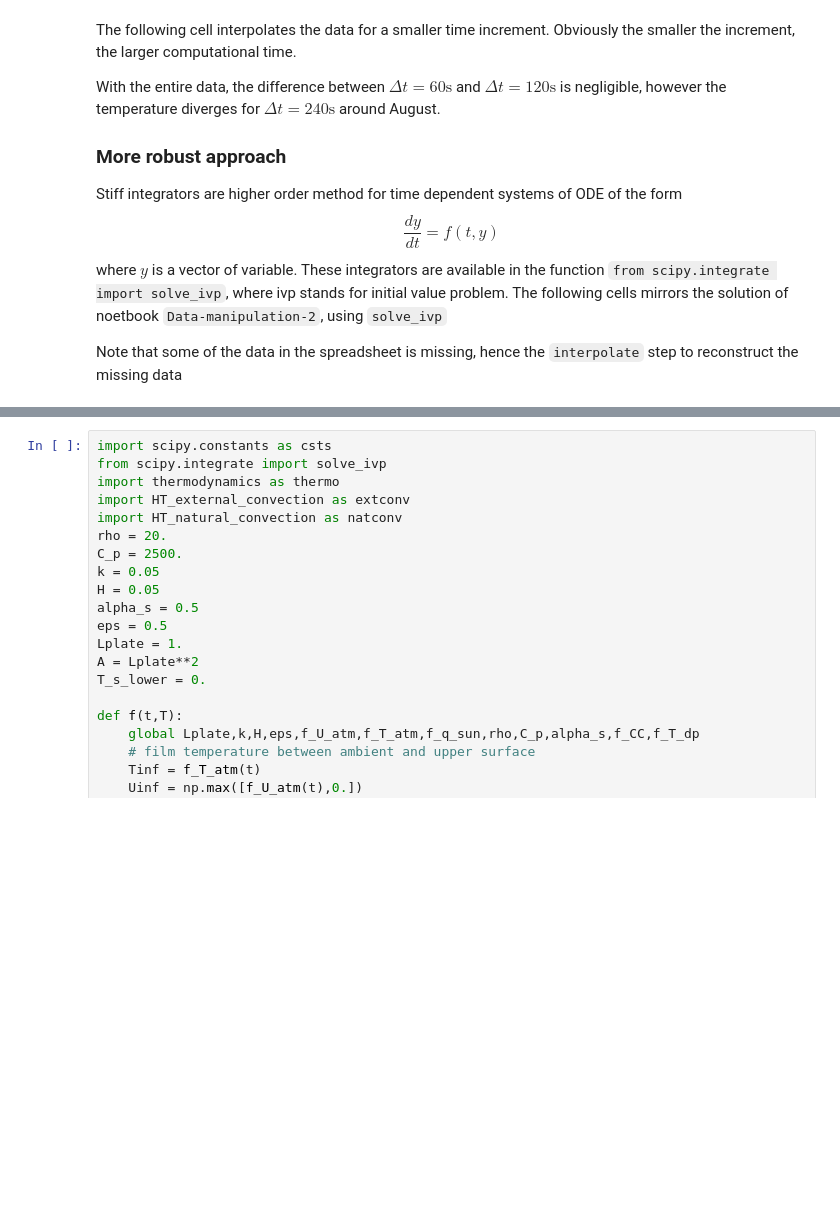
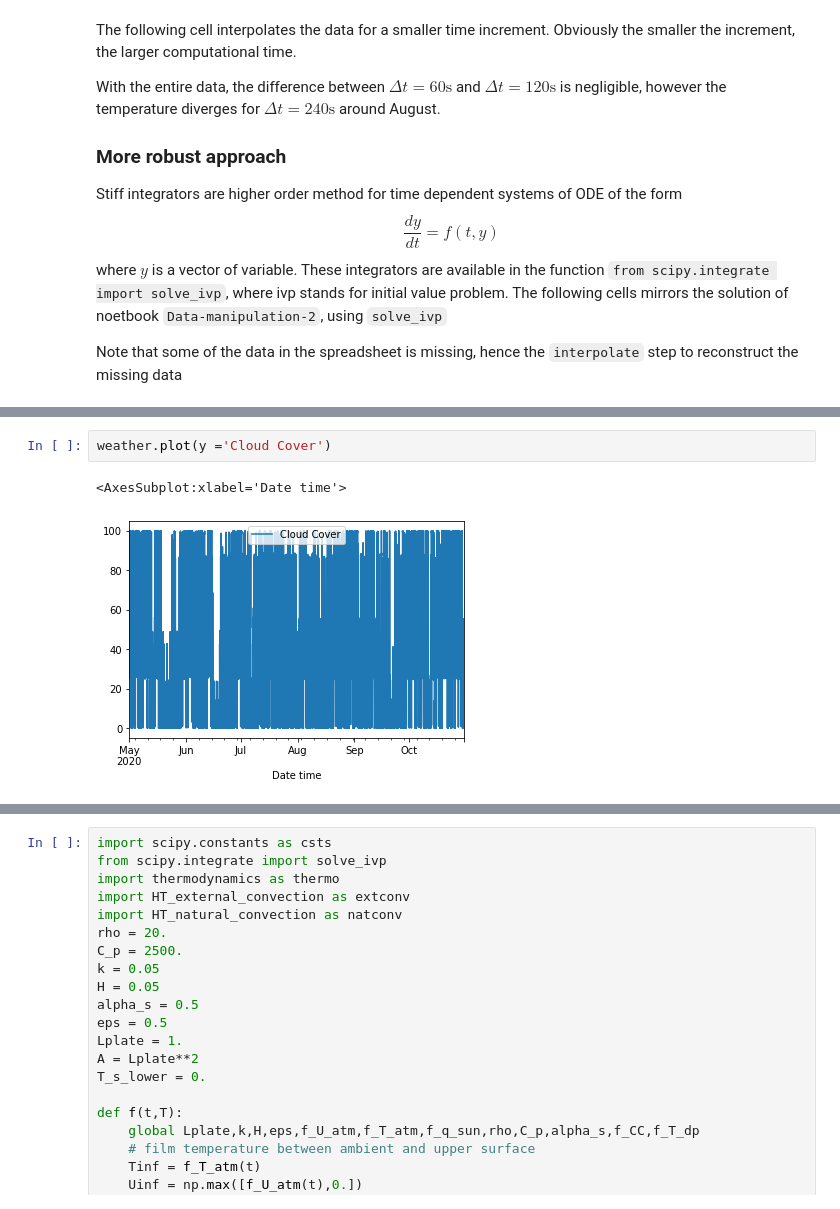
Before and after one commit to yvesdubief/UVM-ME144-Heat-Transfer, a Jupyter notebook: Snow-Cooling/Data-manipulation-2.ipynb, the cells around one changed output, grey strips where cells are left out. Cells and saved outputs as stored; diff of their text form; blank space fills up the shorter version.

Commit message:
Update of weather data (.xlsx and .ipynb) + slab solution

```diff
--- a/Snow-Cooling/Data-manipulation-2.ipynb
+++ b/Snow-Cooling/Data-manipulation-2.ipynb
@@ -121,0 +142,5 @@ $$
+# %%
+weather.plot(y ='Cloud Cover')
+# %% [output]
+<AxesSubplot:xlabel='Date time'>
+[figure, added]
```
Also changed, not shown: parts of 12 cells of this notebook, 12 other files.
